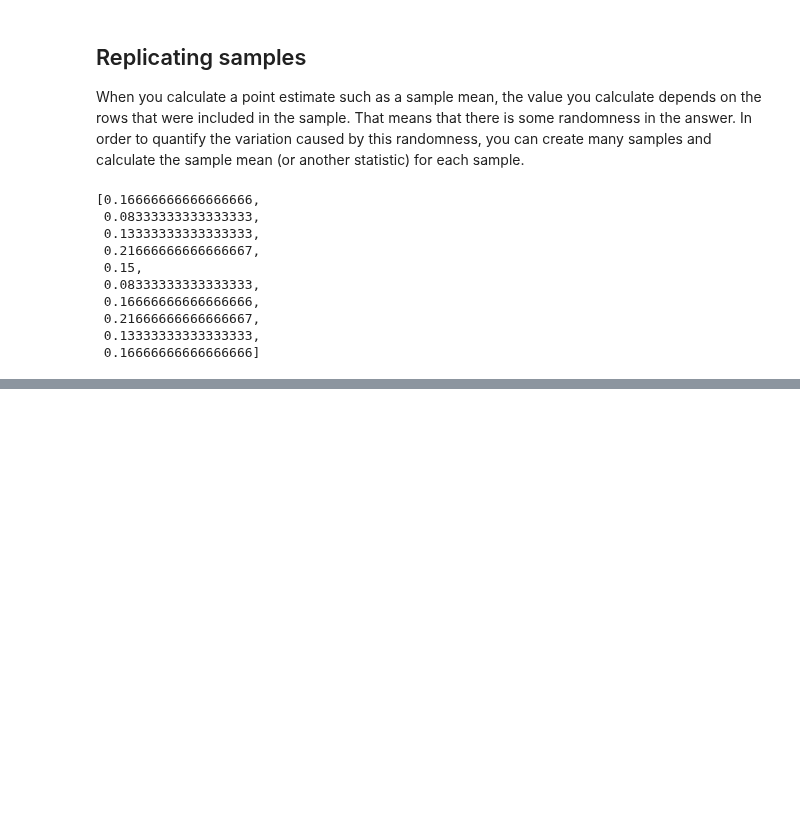
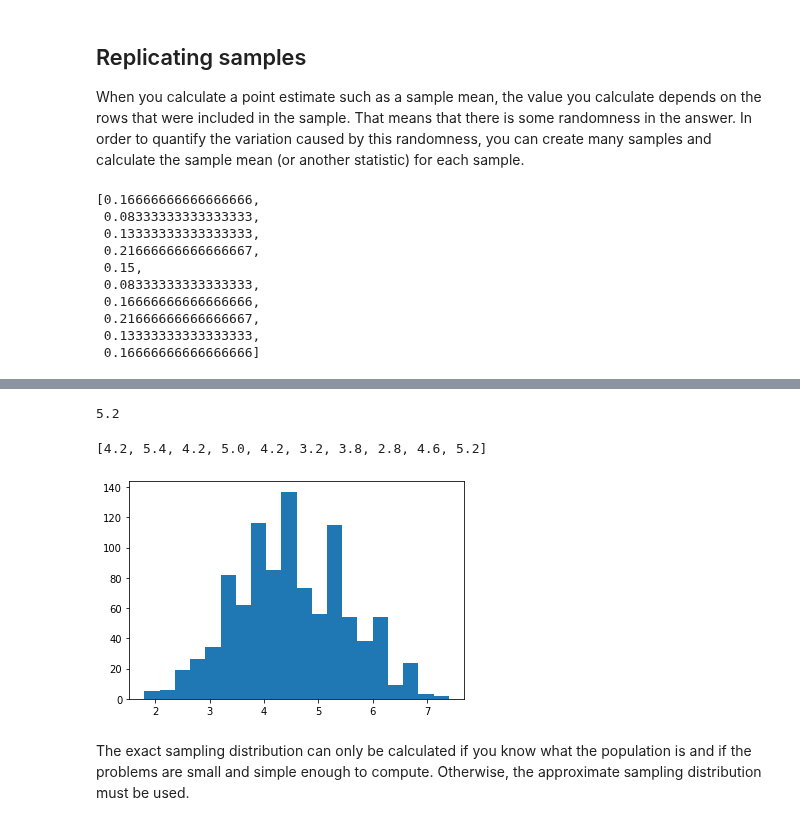
Before and after one commit to Starburned7/data-analytics-projects, a Jupyter notebook: attrition_analysis_sampling.ipynb, the cells around one changed output, grey strips where cells are left out. Saved outputs shown, nothing was run; the diff lists cells and outputs as text; code cells hidden in the pictures; blank space fills up the shorter version.

```diff
--- a/attrition_analysis_sampling.ipynb
+++ b/attrition_analysis_sampling.ipynb
@@ -415,0 +510,26 @@ mean_attritions[:10]
+# %%
+# Sample one to eight, five times, with replacement
+five_rolls = np.random.choice(list(range(1,9)),size=5, replace=True)
+
+# Print the mean of five_rolls
+five_rolls.mean()
+# %% [output]
+5.2
+# %%
+# Replicate the sampling code 1000 times
+sample_means_1000 = []
+for _ in range(1000):
+    sample_means_1000.append(np.random.choice(list(range(1, 9)), size=5, replace=True).mean())
+
+
+# Print the first 10 entries of the result
+print(sample_means_1000[0:10])
+# %% [output]
+[4.2, 5.4, 4.2, 5.0, 4.2, 3.2, 3.8, 2.8, 4.6, 5.2]
+# %%
+# Draw a histogram of sample_means_1000 with 20 bins
+plt.hist(sample_means_1000, bins=20);
+# %% [output]
+[figure, added]
+# %% [markdown]
+The exact sampling distribution can only be calculated if you know what the population is and if the problems are small and simple enough to compute. Otherwise, the approximate sampling distribution must be used.
```
Also changed, not shown: parts of 12 cells of this notebook.
